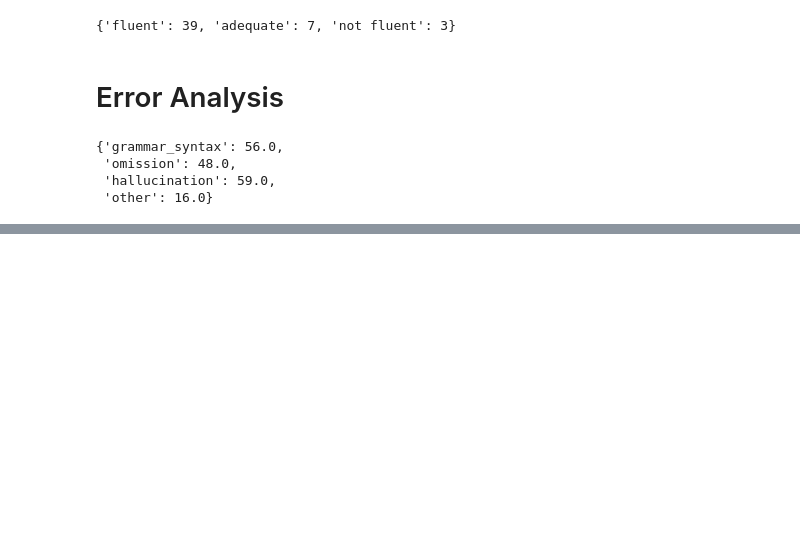
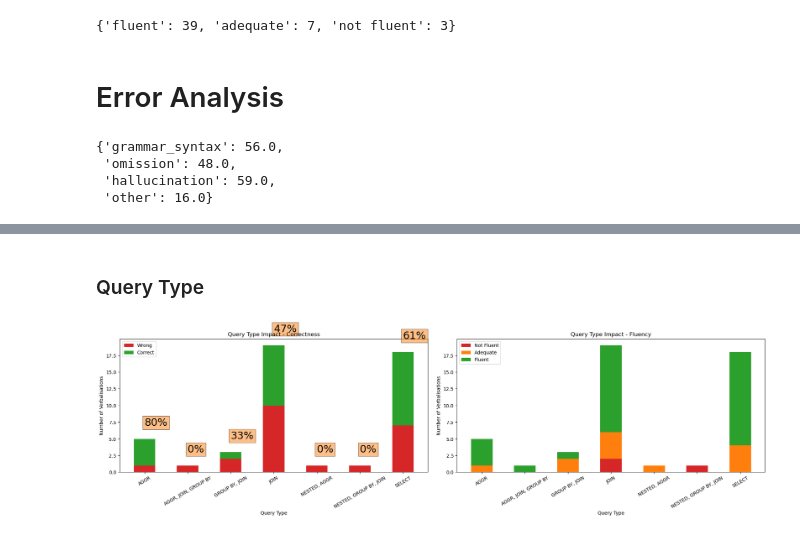
Before and after one commit to athenarc/Data2Text, a Jupyter notebook: tools/human_evaluation/cordis_qualtrics/result_analysis.ipynb, the cells around one changed output, grey strips where cells are left out. Cells and saved outputs as stored; diff of their text form; code cells hidden in the pictures; blank space fills up the shorter version.

```diff
--- a/tools/human_evaluation/cordis_qualtrics/result_analysis.ipynb
+++ b/tools/human_evaluation/cordis_qualtrics/result_analysis.ipynb
@@ -126,0 +186,6 @@ summed_errors
+# %% [markdown]
+### Query Type
+# %%
+produce_barplot(perf_df, 'Query Type')
+# %% [output]
+[figure, added]
```
Also changed, not shown: parts of 10 cells of this notebook, 1 other file.
